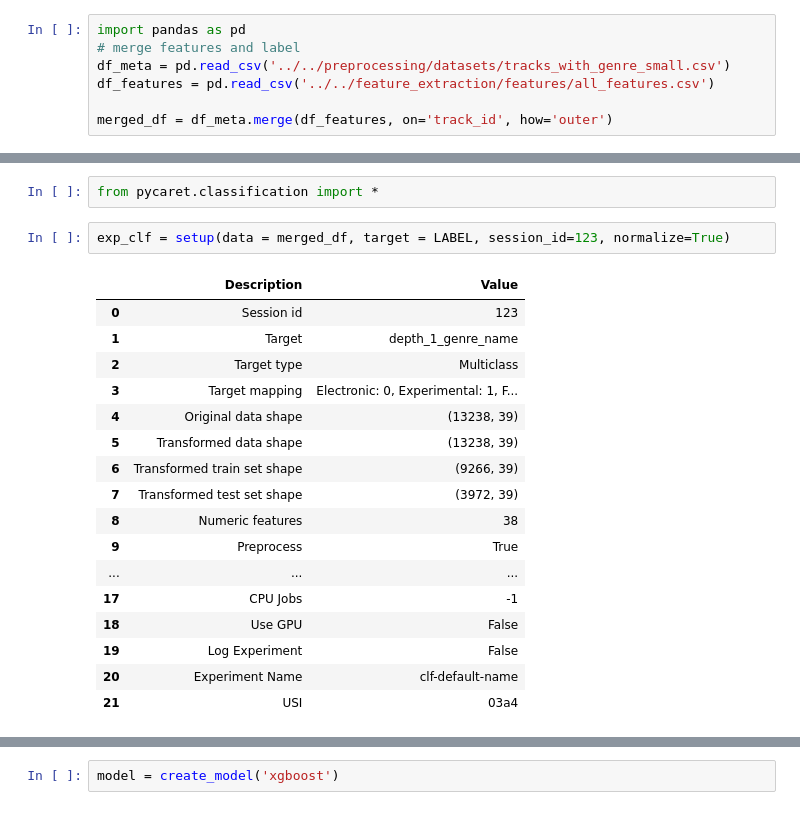
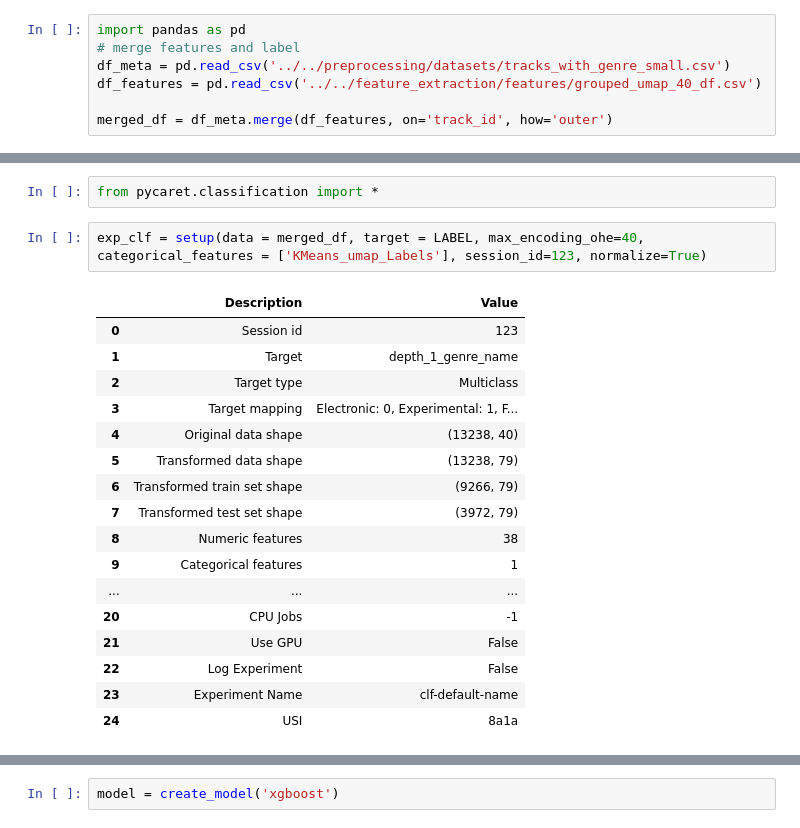
Before and after one commit to Choonghyun-Roy/MADS-699-Capstone-fa23-team12, a Jupyter notebook: models/supervised/genre_prediction_test.ipynb, the cells around one changed output, grey strips where cells are left out. Cells and saved outputs as stored; diff of their text form.

Commit message:
data update

```diff
--- a/models/supervised/genre_prediction_test.ipynb
+++ b/models/supervised/genre_prediction_test.ipynb
@@ -2,7 +2,7 @@
 import pandas as pd
 # merge features and label
 df_meta = pd.read_csv('../../preprocessing/datasets/tracks_with_genre_small.csv')
-df_features = pd.read_csv('../../feature_extraction/features/all_features.csv')
+df_features = pd.read_csv('../../feature_extraction/features/grouped_umap_40_df.csv')
 
 merged_df = df_meta.merge(df_features, on='track_id', how='outer')
 # %%
@@ -51,25 +68,25 @@ merged_df = merged_df[used_columns].dropna()
 # %%
 from pycaret.classification import *
 # %%
-exp_clf = setup(data = merged_df, target = LABEL, session_id=123, normalize=True)
+exp_clf = setup(data = merged_df, target = LABEL, max_encoding_ohe=40, categorical_features = ['KMeans_umap_Labels'], session_id=123, normalize=True)
 # %% [output]
 |  | Description | Value |
 | 0 | Session id | 123 |
 | 1 | Target | depth_1_genre_name |
 | 2 | Target type | Multiclass |
 | 3 | Target mapping | Electronic: 0, Experimental: 1, F... |
-| 4 | Original data shape | (13238, 39) |
-| 5 | Transformed data shape | (13238, 39) |
-| 6 | Transformed train set shape | (9266, 39) |
-| 7 | Transformed test set shape | (3972, 39) |
+| 4 | Original data shape | (13238, 40) |
+| 5 | Transformed data shape | (13238, 79) |
+| 6 | Transformed train set shape | (9266, 79) |
+| 7 | Transformed test set shape | (3972, 79) |
 | 8 | Numeric features | 38 |
-| 9 | Preprocess | True |
+| 9 | Categorical features | 1 |
 | ... | ... | ... |
-| 17 | CPU Jobs | -1 |
-| 18 | Use GPU | False |
-| 19 | Log Experiment | False |
-| 20 | Experiment Name | clf-default-name |
-| 21 | USI | 03a4 |
+| 20 | CPU Jobs | -1 |
+| 21 | Use GPU | False |
+| 22 | Log Experiment | False |
+| 23 | Experiment Name | clf-default-name |
+| 24 | USI | 8a1a |
 # %%
 compare_models()
 # %% [output]
```
Also changed, not shown: parts of 3 cells of this notebook, 4 other files.
